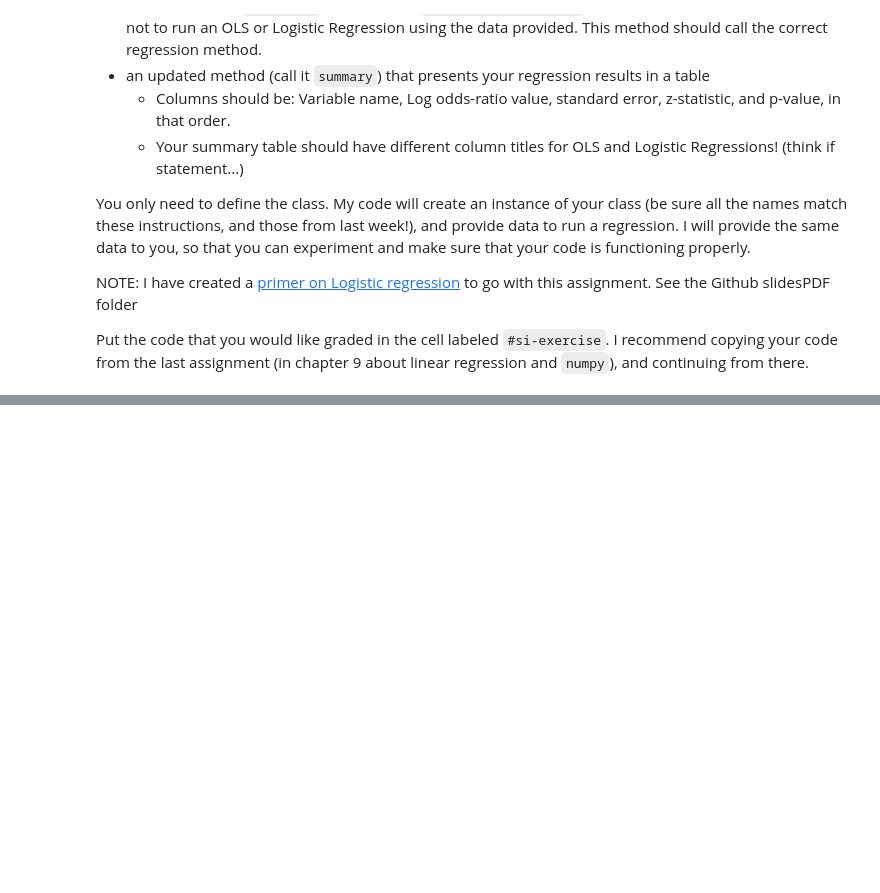
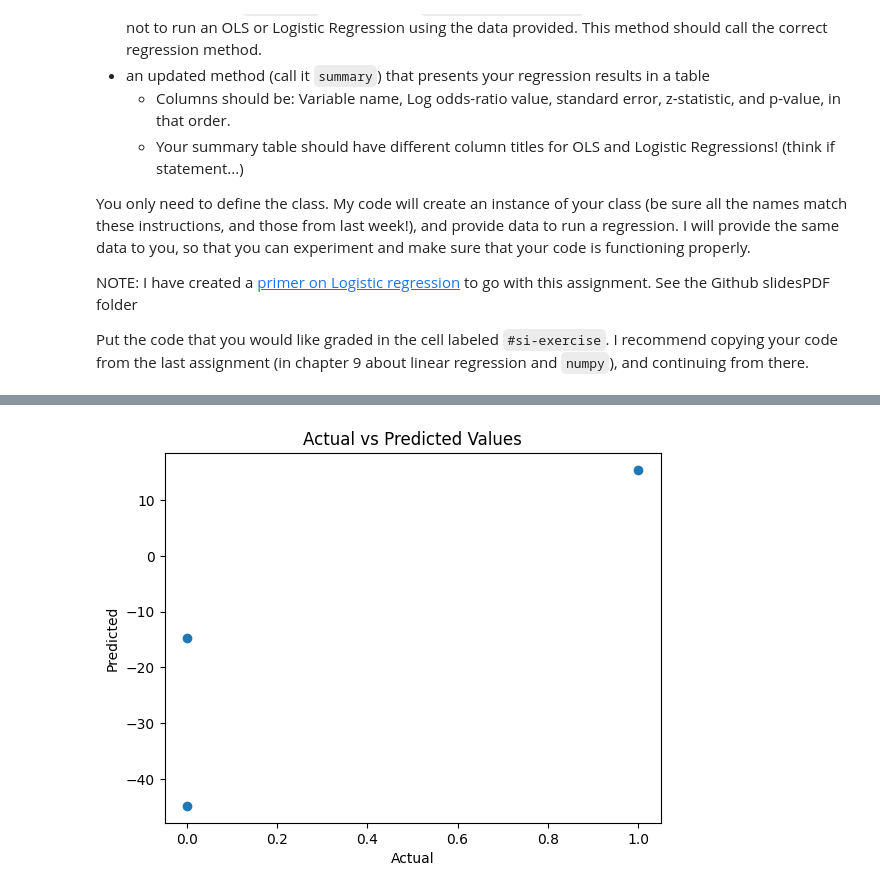
Before and after one commit to AmanJays/econ8320-assignment-10, a Jupyter notebook: Lesson.ipynb, the cells around one changed output, grey strips where cells are left out. Cells and saved outputs as stored; diff of their text form; code cells hidden in the pictures; blank space fills up the shorter version.

```diff
--- a/Lesson.ipynb
+++ b/Lesson.ipynb
@@ -298,0 +311,9 @@ class RegressionModel:
+# %%
+y_hat = model.x.values @ np.array([v['coefficient'] for v in model.results.values()]).reshape(-1,1)
+plt.scatter(model.y, y_hat)
+plt.xlabel("Actual")
+plt.ylabel("Predicted")
+plt.title("Actual vs Predicted Values")
+plt.show()
+# %% [output]
+[figure, added]
```
Also changed, not shown: parts of 3 cells of this notebook.
